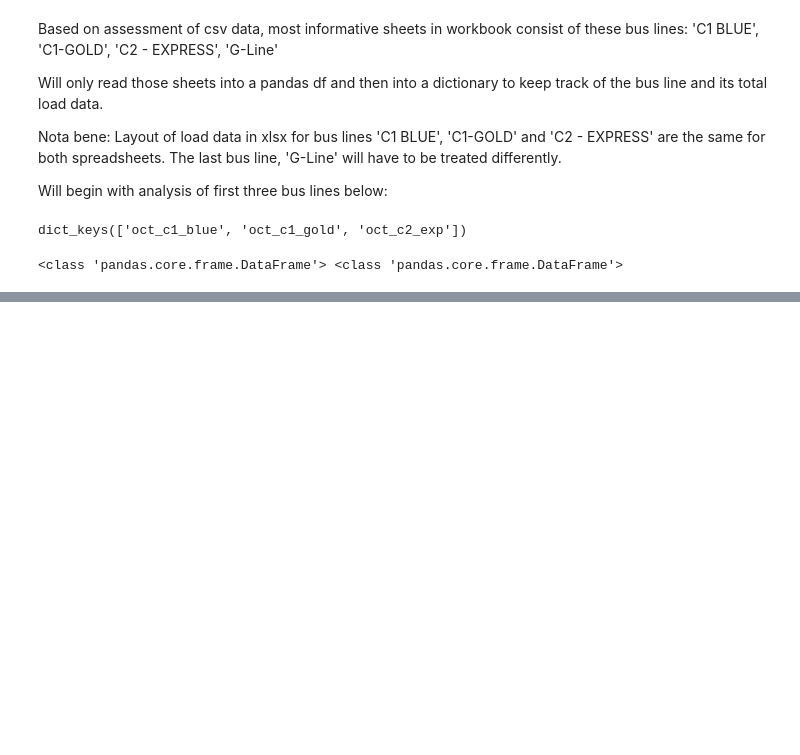
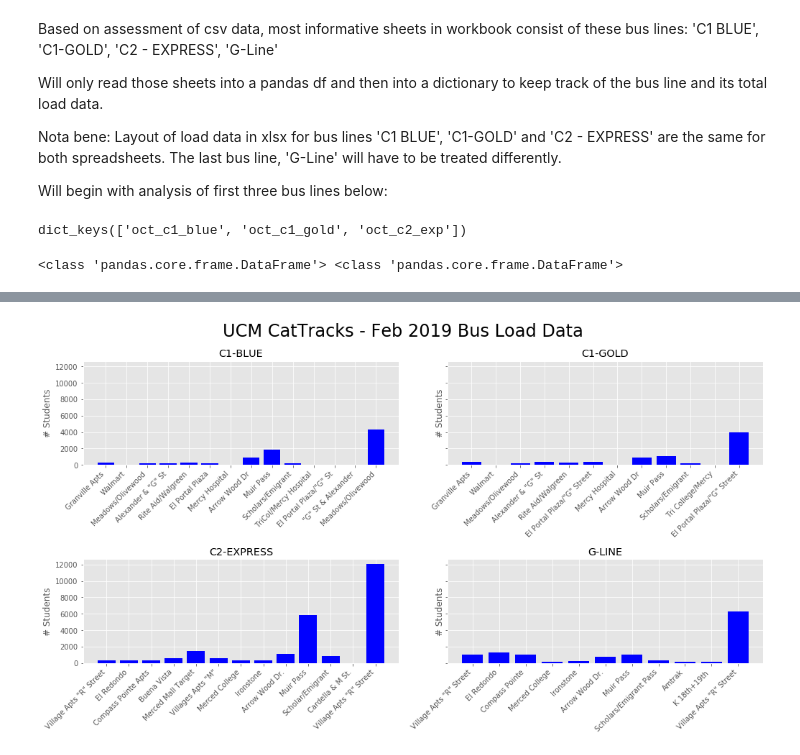
Before and after one commit to nlt-python/UCM_CatTracks_Simulator, a Jupyter notebook: load_and_eda.ipynb, the cells around one changed output, grey strips where cells are left out. Saved outputs shown, nothing was run; the diff lists cells and outputs as text; code cells hidden in the pictures; blank space fills up the shorter version.

```diff
--- a/load_and_eda.ipynb
+++ b/load_and_eda.ipynb
@@ -173,0 +142,10 @@ feb_g, oct_g
+# %%
+first_col = ['C1-BLUE', 'C1-GOLD', 'C2-EXPRESS', 'G-LINE']
+
+for i in range(len(feb_times)):
+    feb_times[i].append('Total')
+    oct_times[i].append('Total')
+    feb_times[i].insert(0, first_col[i])
+    oct_times[i].insert(0, first_col[i])
+
+# print(feb_times, oct_times)
@@ -173,0 +171,19 @@ feb_g, oct_g
+# %%
+# Use df.set_axis() with axis=1 and inplace=False (to return a copy).
+
+feb_c1b2 = feb_c1b.set_axis(feb_times[0], axis=1, inplace=False)
+feb_c1b2 = feb_c1b2[1:]
+
+feb_c1g2 = feb_c1g.set_axis(feb_times[1], axis=1, inplace=False)
+feb_c1g2 = feb_c1g2[1:]
+
+feb_c2e2 = feb_c2e.set_axis(feb_times[2], axis=1, inplace=False)
+feb_c2e2 = feb_c2e2[1:]
+
+feb_g2 = feb_g.set_axis(feb_times[3], axis=1, inplace=False)
+feb_g2 = feb_g2[1:]
+# %%
+feb_c1b2.set_index('C1-BLUE', inplace=True)
+feb_c1g2.set_index('C1-GOLD', inplace=True)
+feb_c2e2.set_index('C2-EXPRESS', inplace=True)
+feb_g2.set_index('G-LINE', inplace=True)
@@ -215,0 +275,15 @@ Name: Unnamed: 100, dtype: object
+# %%
+feb_dfs = [feb_c1b2, feb_c1g2, feb_c2e2, feb_g2]
+first_col = ['C1-BLUE', 'C1-GOLD', 'C2-EXPRESS', 'G-LINE']
+
+fig, axs = plt.subplots(2,2, figsize = (14,8), sharey=True, constrained_layout=True)
+for i, ax in enumerate(axs.flat):
+    ax.bar(feb_dfs[i].index, feb_dfs[i].iloc[:, -1], color='blue')
+    ax.set_xticklabels(labels=feb_dfs[i].index, rotation=45, ha='right')
+    ax.set_title(first_col[i])
+    ax.set_ylabel('# Students')
+
+fig.suptitle('UCM CatTracks - Feb 2019 Bus Load Data', fontsize=24)
+fig.savefig('2019-feb-plot.png')
+# %% [output]
+[figure, added]
```
Also changed, not shown: parts of 17 cells of this notebook, 4 other files.
